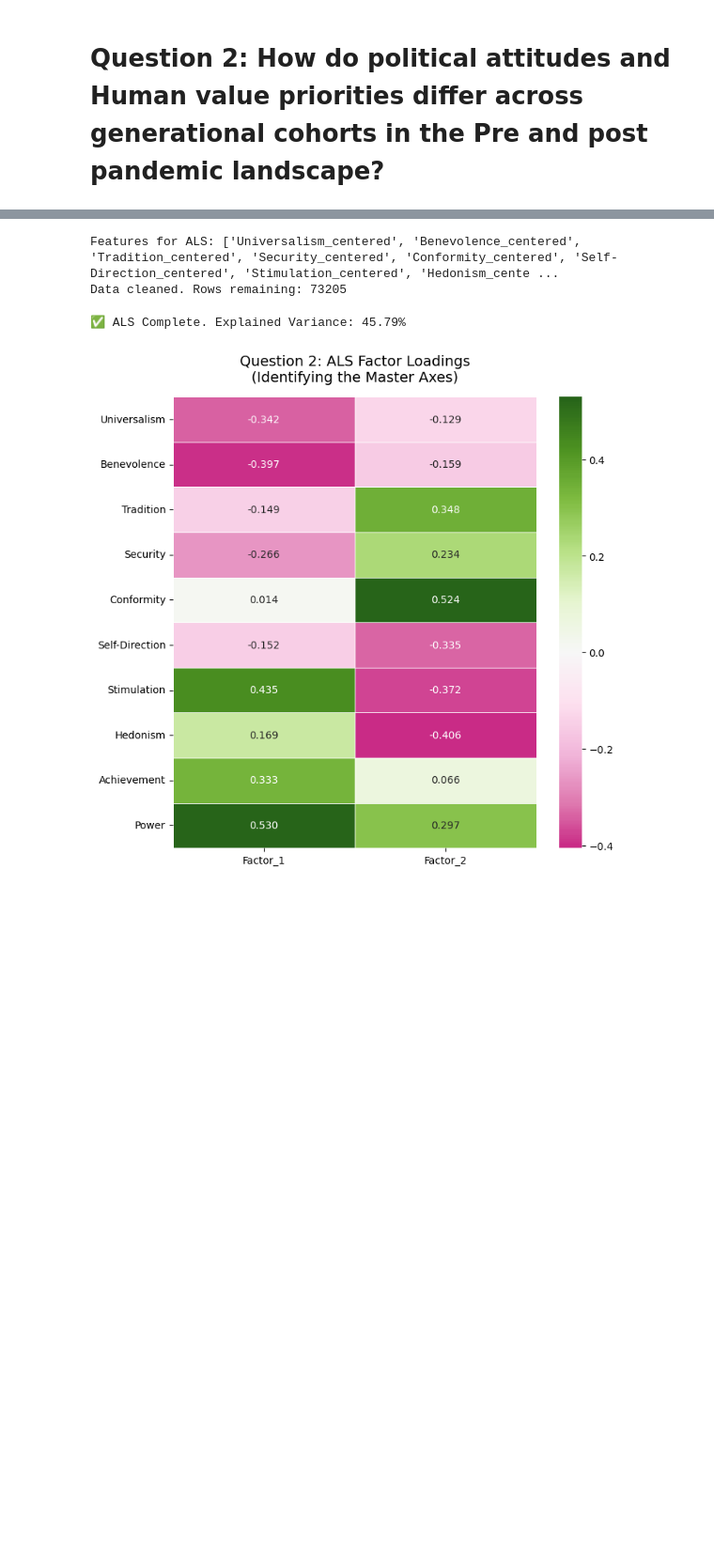
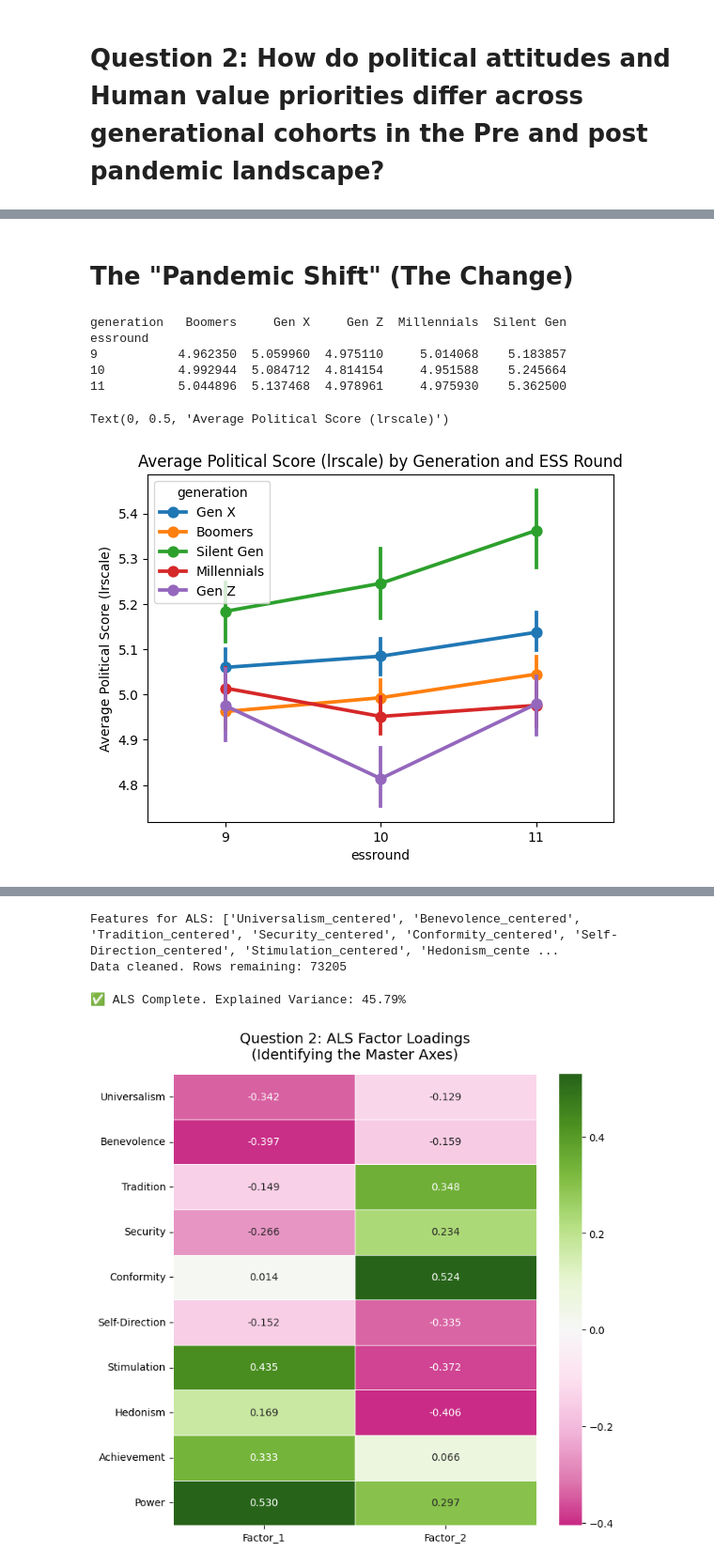
Before and after one commit to CU-S26-MSDSSB-DSCI-01-DataScienceLab/DataScienceLab_HumanValues, a Jupyter notebook: Q2_Tayaphon.ipynb, the cells around one changed output, grey strips where cells are left out. Shown at 94% size. Saved outputs shown, nothing was run; the diff lists cells and outputs as text; code cells hidden in the pictures; blank space fills up the shorter version.

```diff
--- a/Q2_Tayaphon.ipynb
+++ b/Q2_Tayaphon.ipynb
@@ -32,0 +54,19 @@ print(df.head())
+# %% [markdown]
+# The "Pandemic Shift" (The Change)
+# %%
+# Compare averages before ,Round 9 (2018), and after,to Round 11 (2024).
+comparison = df.groupby(['essround', 'generation'])['lrscale'].mean().unstack()
+print(comparison)
+
+# Visual check
+sns.pointplot(data=df, x='essround', y='lrscale', hue='generation')
+plt.title('Average Political Score (lrscale) by Generation and ESS Round')
+plt.ylabel('Average Political Score (lrscale)')
+# %% [output]
+generation   Boomers     Gen X     Gen Z  Millennials  Silent Gen
+essround
+9           4.962350  5.059960  4.975110     5.014068    5.183857
+10          4.992944  5.084712  4.814154     4.951588    5.245664
+11          5.044896  5.137468  4.978961     4.975930    5.362500
+Text(0, 0.5, 'Average Political Score (lrscale)')
+[figure, added]
```
Also changed, not shown: parts of 10 cells of this notebook, 2 other files.
